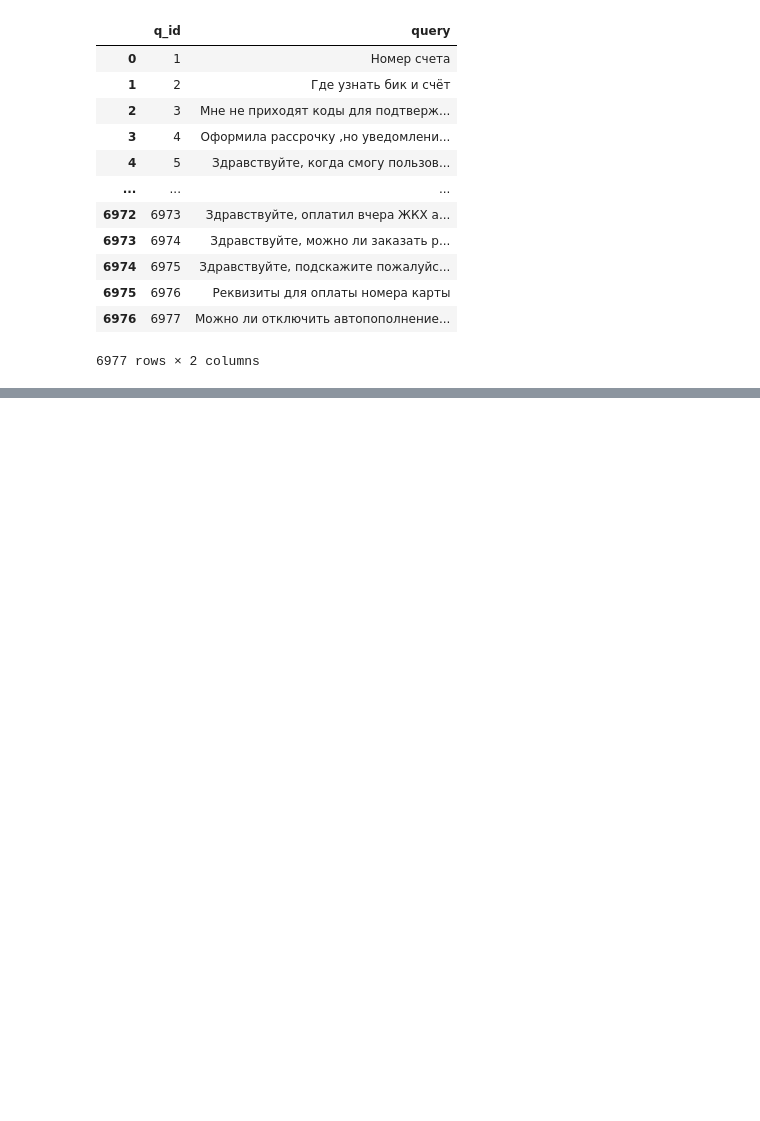
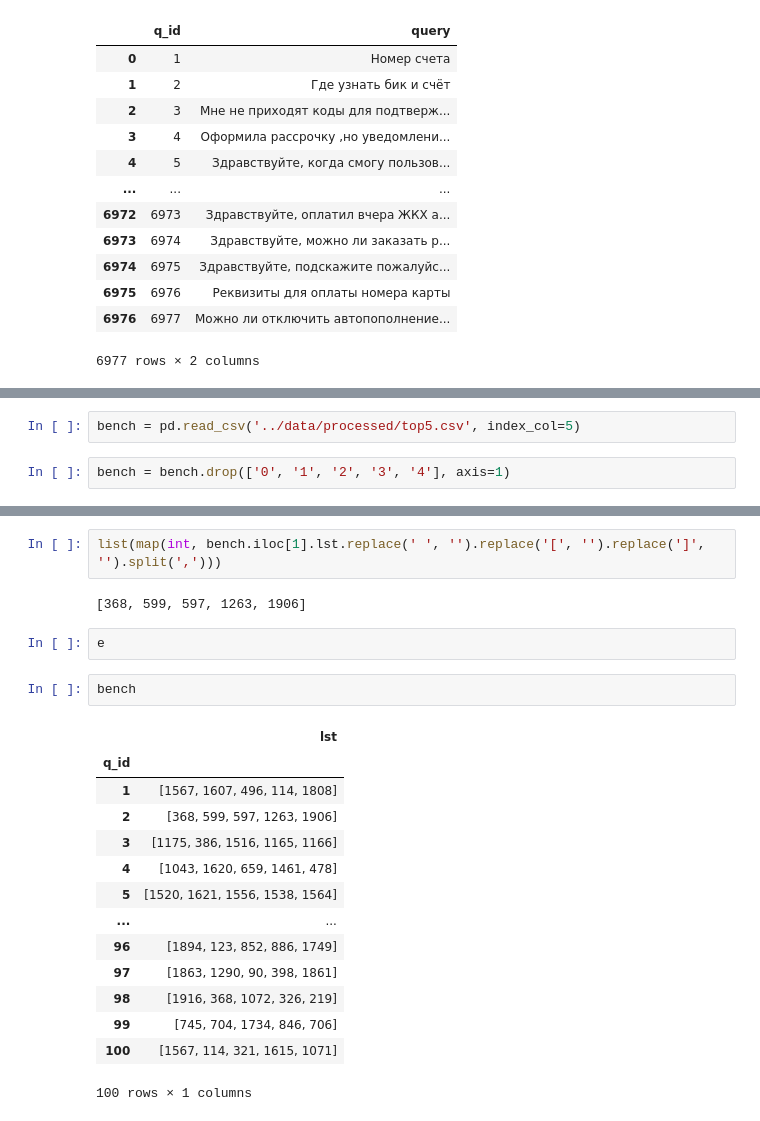
Before and after one commit to V-L-A-P-P/AURA, a Jupyter notebook: notebooks/notebook_0.ipynb, the cells around one changed output, grey strips where cells are left out. Cells and saved outputs as stored; diff of their text form; blank space fills up the shorter version.

```diff
--- a/notebooks/notebook_0.ipynb
+++ b/notebooks/notebook_0.ipynb
@@ -152,0 +154,4 @@ questions
+# %%
+bench = pd.read_csv('../data/processed/top5.csv', index_col=5)
+# %%
+bench = bench.drop(['0', '1', '2', '3', '4'], axis=1)
@@ -152,0 +178,23 @@ questions
+# %%
+list(map(int, bench.iloc[1].lst.replace(' ', '').replace('[', '').replace(']', '').split(',')))
+# %% [output]
+[368, 599, 597, 1263, 1906]
+# %%
+e
+# %%
+bench
+# %% [output]
+|  | lst |
+| q_id |  |
+| 1 | [1567, 1607, 496, 114, 1808] |
+| 2 | [368, 599, 597, 1263, 1906] |
+| 3 | [1175, 386, 1516, 1165, 1166] |
+| 4 | [1043, 1620, 659, 1461, 478] |
+| 5 | [1520, 1621, 1556, 1538, 1564] |
+| ... | ... |
+| 96 | [1894, 123, 852, 886, 1749] |
+| 97 | [1863, 1290, 90, 398, 1861] |
+| 98 | [1916, 368, 1072, 326, 219] |
+| 99 | [745, 704, 1734, 846, 706] |
+| 100 | [1567, 114, 321, 1615, 1071] |
+100 rows × 1 columns
```
Also changed, not shown: parts of 31 cells of this notebook, 24 other files.
